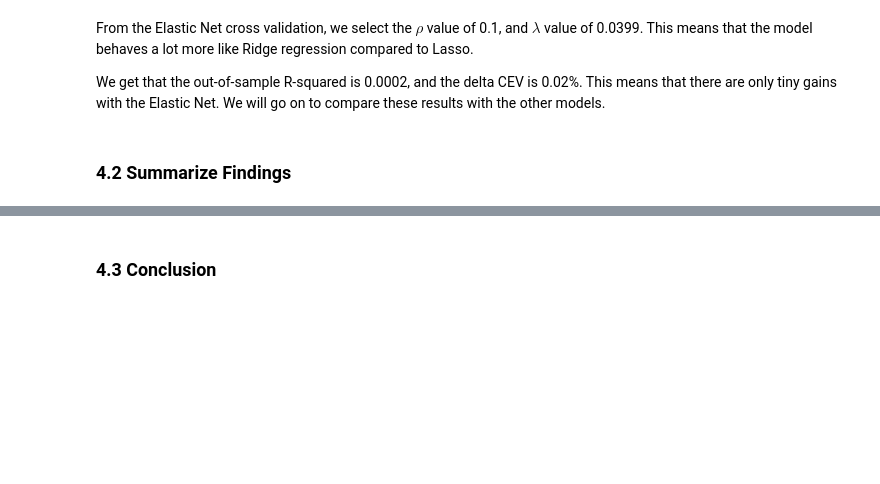
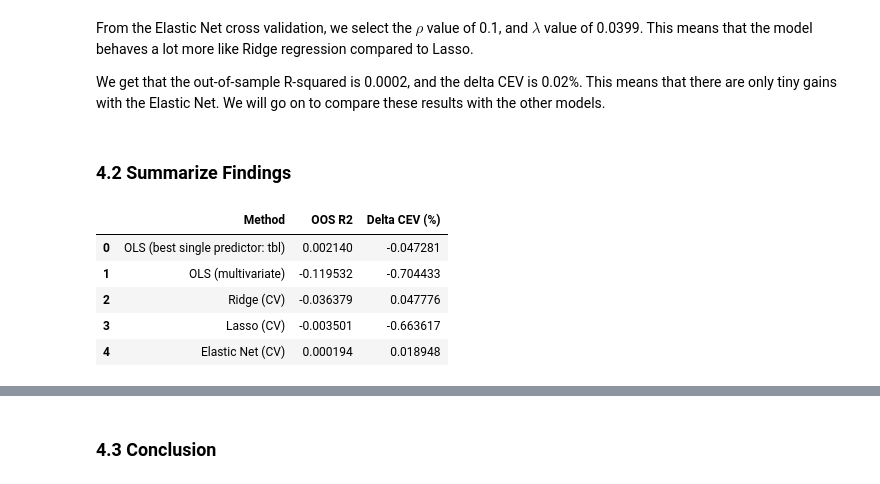
Before and after one commit to yangke34/RSM338-Assignment-3, a Jupyter notebook: RSM338_HW3.ipynb, the cells around one changed output, grey strips where cells are left out. Cells and saved outputs as stored; diff of their text form; code cells hidden in the pictures; blank space fills up the shorter version.

```diff
--- a/RSM338_HW3.ipynb
+++ b/RSM338_HW3.ipynb
@@ -680,3 +674,36 @@ From the Elastic Net cross validation, we select the $\rho$ value of 0.1, and $\
 We get that the out-of-sample R-squared is 0.0002, and the delta CEV is 0.02%. This means that there are only tiny gains with the Elastic Net. We will go on to compare these results with the other models.
 # %% [markdown]
 ### 4.2 Summarize Findings
+# %%
+summary = pd.DataFrame({
+    "Method": [
+        "OLS (best single predictor: tbl)",
+        "OLS (multivariate)",
+        "Ridge (CV)",
+        "Lasso (CV)",
+        "Elastic Net (CV)"
+    ],
+    "OOS R2": [
+        float(r2_table.loc["tbl", "OOS R2"]),
+        float(mv_oos_r2),
+        float(ridge_r2),
+        float(lasso_r2),
+        float(enet_oos_r2)
+    ],
+    "Delta CEV (%)": [
+        float(r2_table.loc["tbl", "Delta CEV"]),
+        float(mv_delta_cev),
+        float(ridge_delta_cev),
+        float(lasso_delta_cev),
+        float(enet_delta_cev)
+    ]
+})
+
+summary
+# %% [output]
+|  | Method | OOS R2 | Delta CEV (%) |
+| 0 | OLS (best single predictor: tbl) | 0.002140 | -0.047281 |
+| 1 | OLS (multivariate) | -0.119532 | -0.704433 |
+| 2 | Ridge (CV) | -0.036379 | 0.047776 |
+| 3 | Lasso (CV) | -0.003501 | -0.663617 |
+| 4 | Elastic Net (CV) | 0.000194 | 0.018948 |
```
Also changed, not shown: parts of 5 cells of this notebook.
